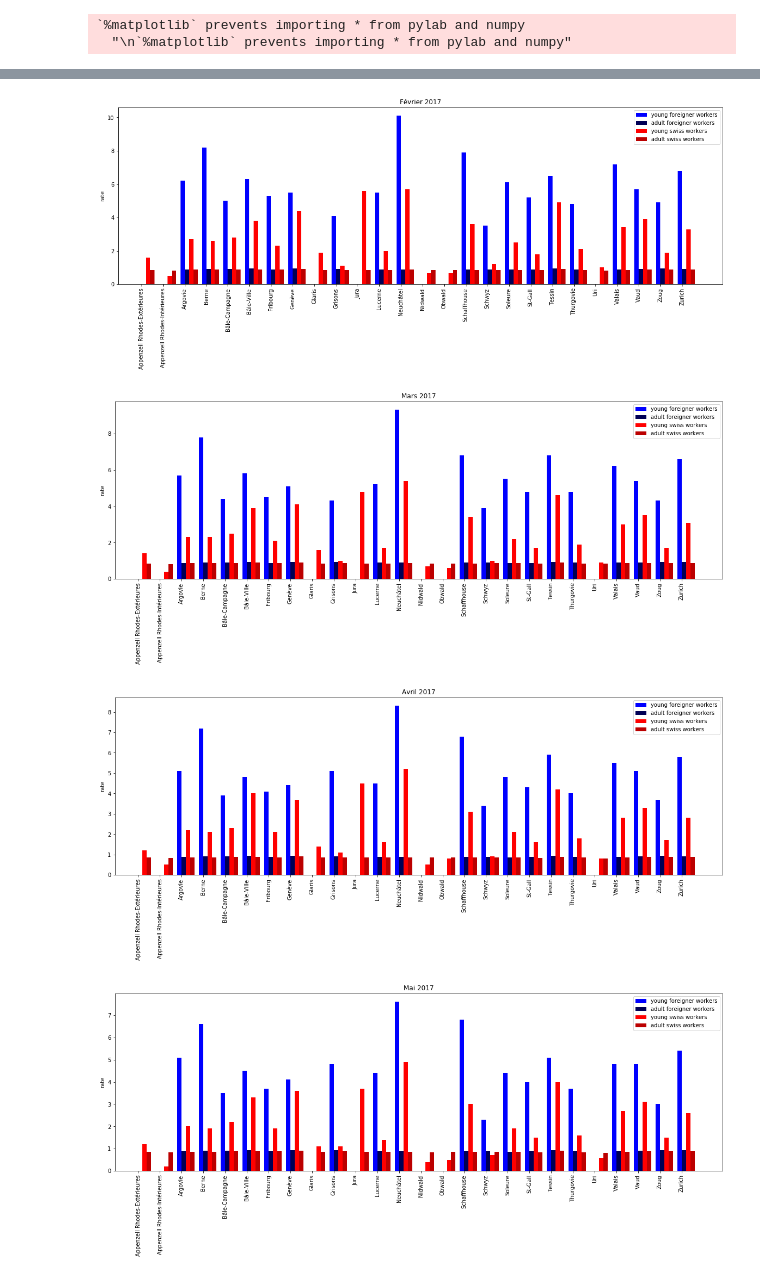
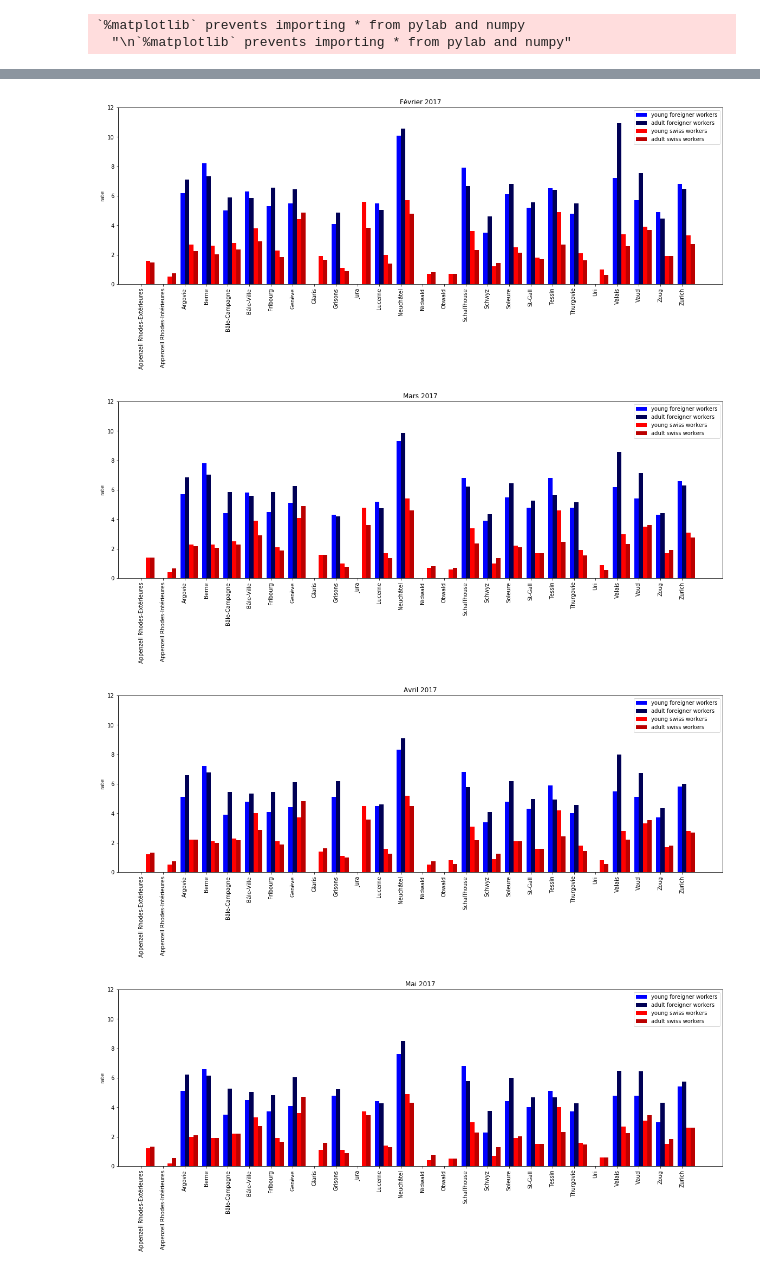
Before and after one commit to m-yaghini/ada17, a Jupyter notebook: 03 - Interactive Viz/Homework3_LW.ipynb, the cells around one changed output, grey strips where cells are left out. Saved outputs shown, nothing was run; the diff lists cells and outputs as text; code cells hidden in the pictures.

Commit message:
explanation, fix calculation of rates

```diff
--- a/03 - Interactive Viz/Homework3_LW.ipynb
+++ b/03 - Interactive Viz/Homework3_LW.ipynb
@@ -180,24 +191,24 @@ for title,table in df.groupby(level=[0,1], axis=1):
     num_un_adult = num_un_total - num_un_young
 
     # rate for young and total
-    per_un_young = table[title[0]][title[1]]['Taux de chômage des jeunes']
-    per_un_total = table[title[0]][title[1]]['Taux de chômage']
+    rate_un_young = table[title[0]][title[1]]['Taux de chômage des jeunes']
+    rate_un_total = table[title[0]][title[1]]['Taux de chômage']
 
-    # total number for each category
-    num_young = num_un_young / (per_un_young * 1.0)
-    num_total = num_un_total / (per_un_total * 1.0)
+    # total number for each category, mutiply by 1.0 to have float instead of int
+    num_young = num_un_young / (rate_un_young * 0.01)
+    num_total = num_un_total / (rate_un_total * 0.01)
     num_adult = num_total - num_young
 
     # rate for adults
-    per_un_adult = num_adult / num_total
+    rate_un_adult = (num_un_adult / num_adult)*100
 
     # add indexes for the multi-level indexing
-    per_un_young = pd.concat([pd.Series([title[0],title[1],'per_un_young']), per_un_young])
-    per_un_adult = pd.concat([pd.Series([title[0],title[1],'per_un_adult']), per_un_adult])
-    per_un_total = pd.concat([pd.Series([title[0],title[1],'per_un_total']), per_un_total])
+    rate_un_young = pd.concat([pd.Series([title[0],title[1],'rate_un_young']), rate_un_young])
+    rate_un_adult = pd.concat([pd.Series([title[0],title[1],'rate_un_adult']), rate_un_adult])
+    rate_un_total = pd.concat([pd.Series([title[0],title[1],'rate_un_total']), rate_un_total])
 
     # dataframe with the rates for young, adult and total
-    temp_df = pd.DataFrame(data = [per_un_young, per_un_adult, per_un_total])
+    temp_df = pd.DataFrame(data = [rate_un_young, rate_un_adult, rate_un_total])
 
     # append to final dataframe
     df_final = pd.concat((df_final, temp_df), axis=0)
@@ -232,20 +247,25 @@ Populating the interactive namespace from numpy and matplotlib
 `%matplotlib` prevents importing * from pylab and numpy
   "\n`%matplotlib` prevents importing * from pylab and numpy"
 # %%
+# first solution for the bar plots
 for month,data in df_final.iterrows():
+    # number of cantons
     N = 26
+
+    # empty lists
     un_young_foreigner = []
     un_adult_foreigner = []
     un_young_swiss = []
     un_adult_swiss = []
-
     labels = []
 
-    ind = np.arange(0,10*N,10)  # the x locations for the groups
-    width = 2       # the width of the bars
+    #dimensions
+    ind = np.arange(0,10*N,10)
+    width = 2
 
     fig, ax = plt.subplots()
 
+    # fill the lists with the value we want
     for title,table in data.groupby(level=[0]):
         un_young_foreigner.append(table[0])
         un_adult_foreigner.append(table[1])
@@ -253,6 +273,7 @@ for month,data in df_final.iterrows():
         un_adult_swiss.append(table[4])
         labels.append(title)
 
+    # defining the bars
     rects1 = ax.bar(ind, un_young_foreigner, width, color='#0000ff')
     rects2 = ax.bar(ind+width, un_adult_foreigner, width, color='#000055')
     rects3 = ax.bar(ind+2*width, un_young_swiss, width, color='#ff0000')
@@ -261,9 +282,11 @@ for month,data in df_final.iterrows():
     # add some text for labels, title and axes ticks
     ax.set_ylabel('rate')
     ax.set_title(month)
-
     ax.legend((rects1[0], rects2[0], rects3[0], rects4[0]),
               ('young foreigner workers', 'adult foreigner workers', 'young swiss workers', 'adult swiss workers'))
+    ax.set_ylim(0,12)
     plt.xticks(ind + width / 2, labels, rotation='vertical')
+
+    # show
     plt.show()
 # %% [output]
@@ -271,4 +294,4 @@ for month,data in df_final.iterrows():
-[figure, old version]
+[figure, new version]
-[figure, old version]
+[figure, new version]
-[figure, old version]
+[figure, new version]
-[figure, old version]
+[figure, new version]
```
Also changed, not shown: parts of 9 cells of this notebook, 3 other files.
